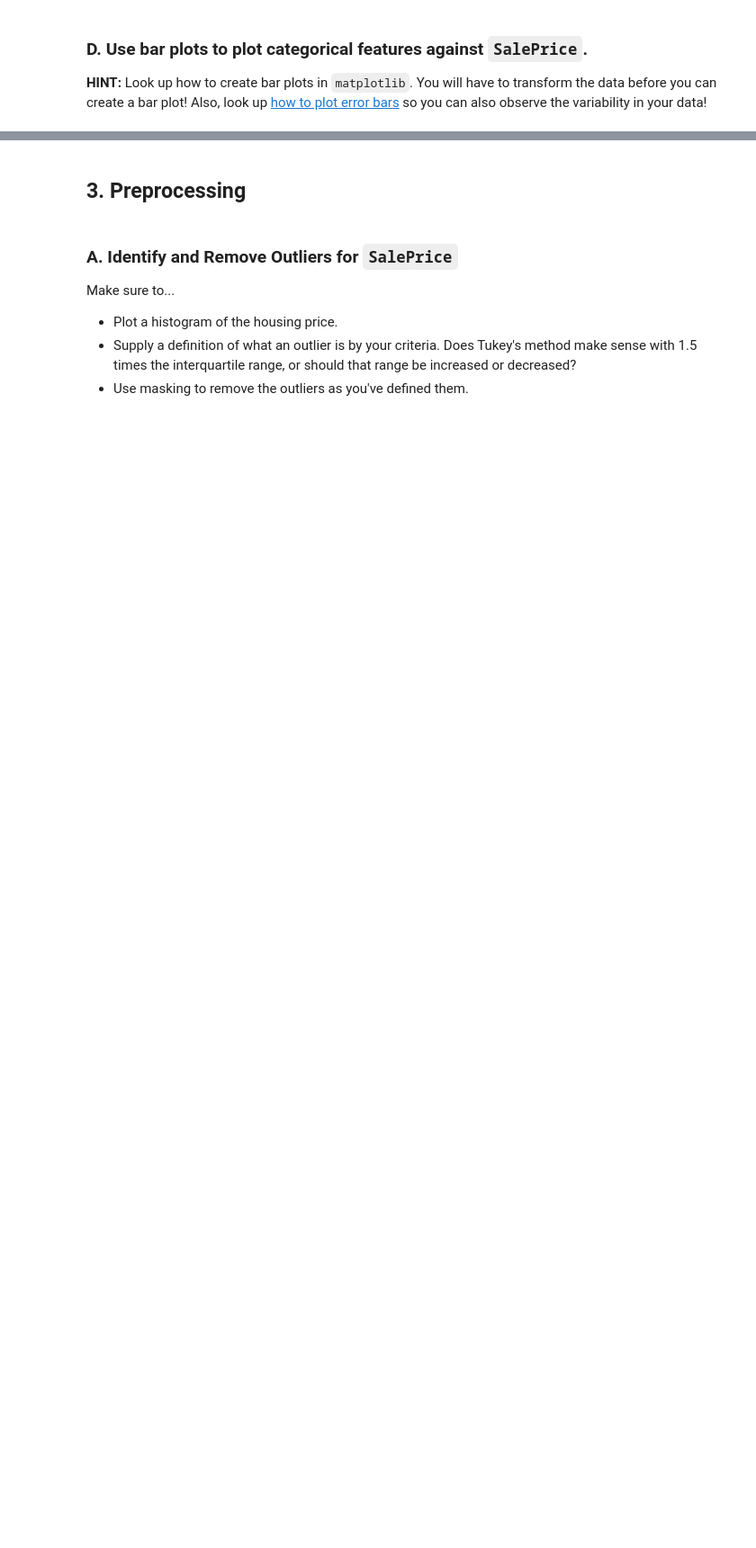
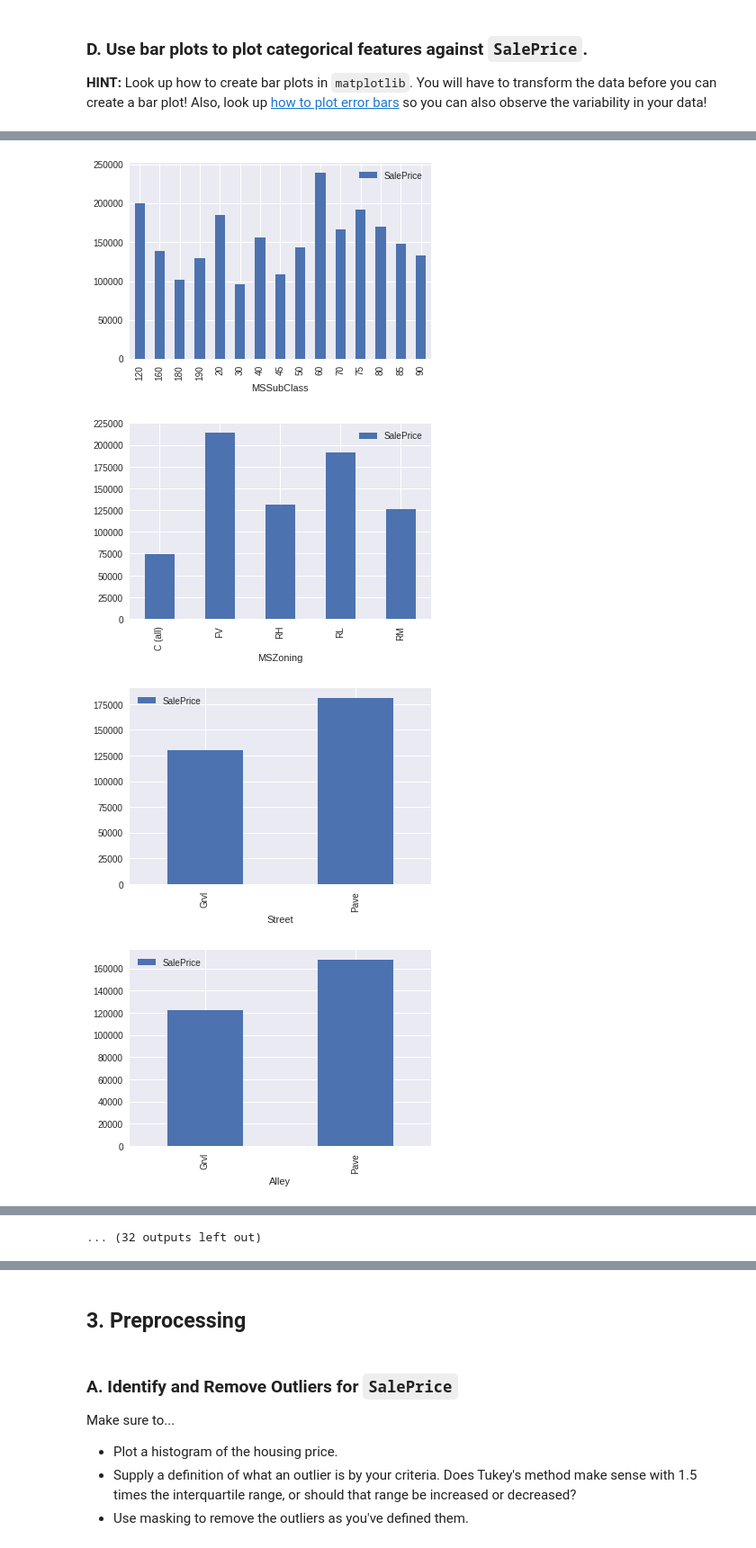
Before and after one commit to djkjohnston/Aimes_Housing_GA_DSI_Proj2, a Jupyter notebook: ipynb/project_2_starter.ipynb, the cells around one changed output, grey strips where cells are left out. Shown at 90% size. Drawn from its saved outputs; the diff is of its cells as text; code cells hidden in the pictures; blank space fills up the shorter version.

```diff
--- a/ipynb/project_2_starter.ipynb
+++ b/ipynb/project_2_starter.ipynb
@@ -209,0 +253,13 @@ plt.show()
+# %%
+# fig = plt.figure(figsize=(16,40))
+for i, col in enumerate(df.select_dtypes(include=['object']).columns):
+    temp_df = df.loc[:, [col, 'SalePrice']]
+
+#     fig.add_subplot(22,2,i+1)
+    temp_df.groupby(col).mean().plot.bar()
+    plt.plot()
+# %% [output]
+[figure, added]
+[figure, added]
+[figure, added]
+[figure, added]
@@ -209,0 +274 @@ plt.show()
+... (32 outputs left out)
```
Also changed, not shown: parts of 46 cells of this notebook.
